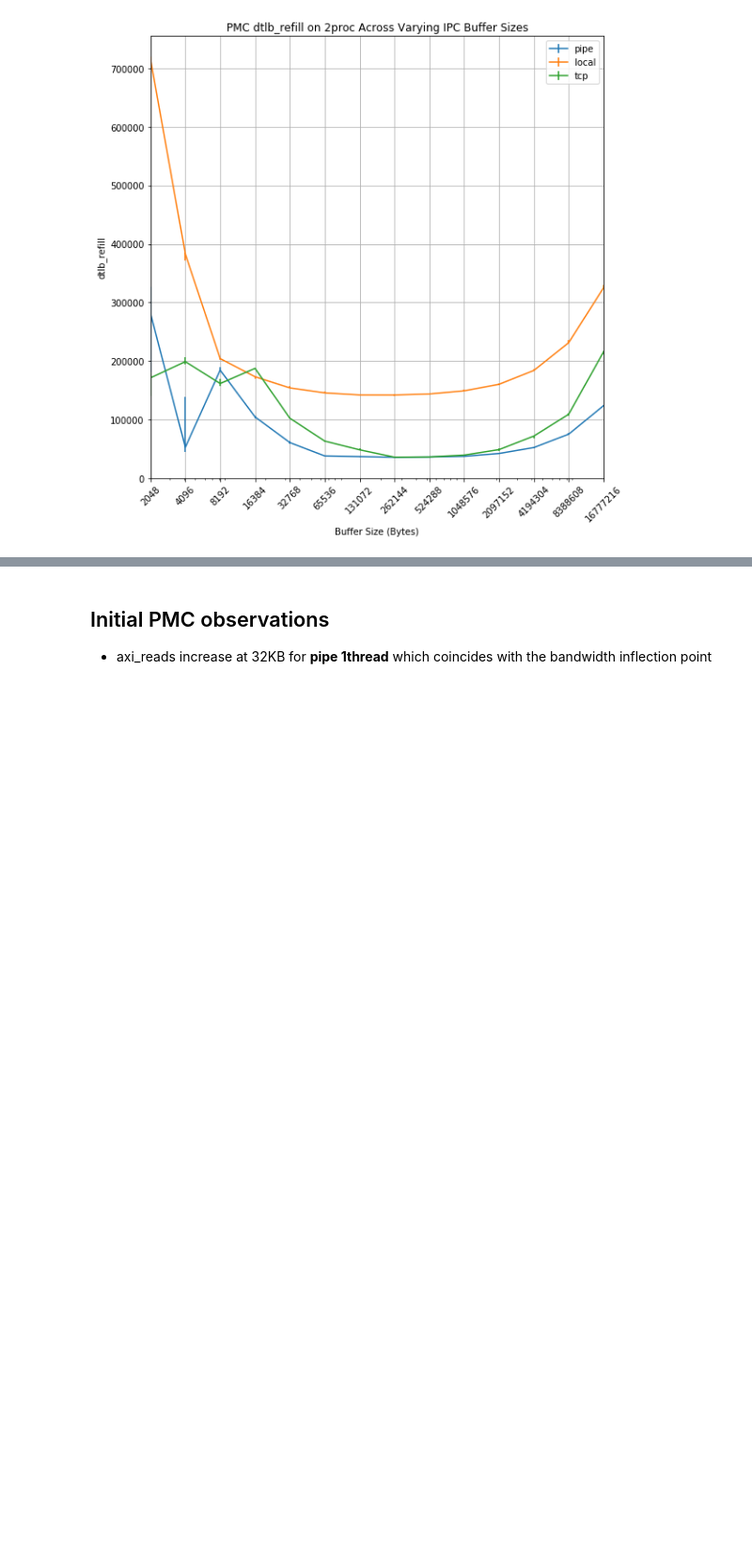
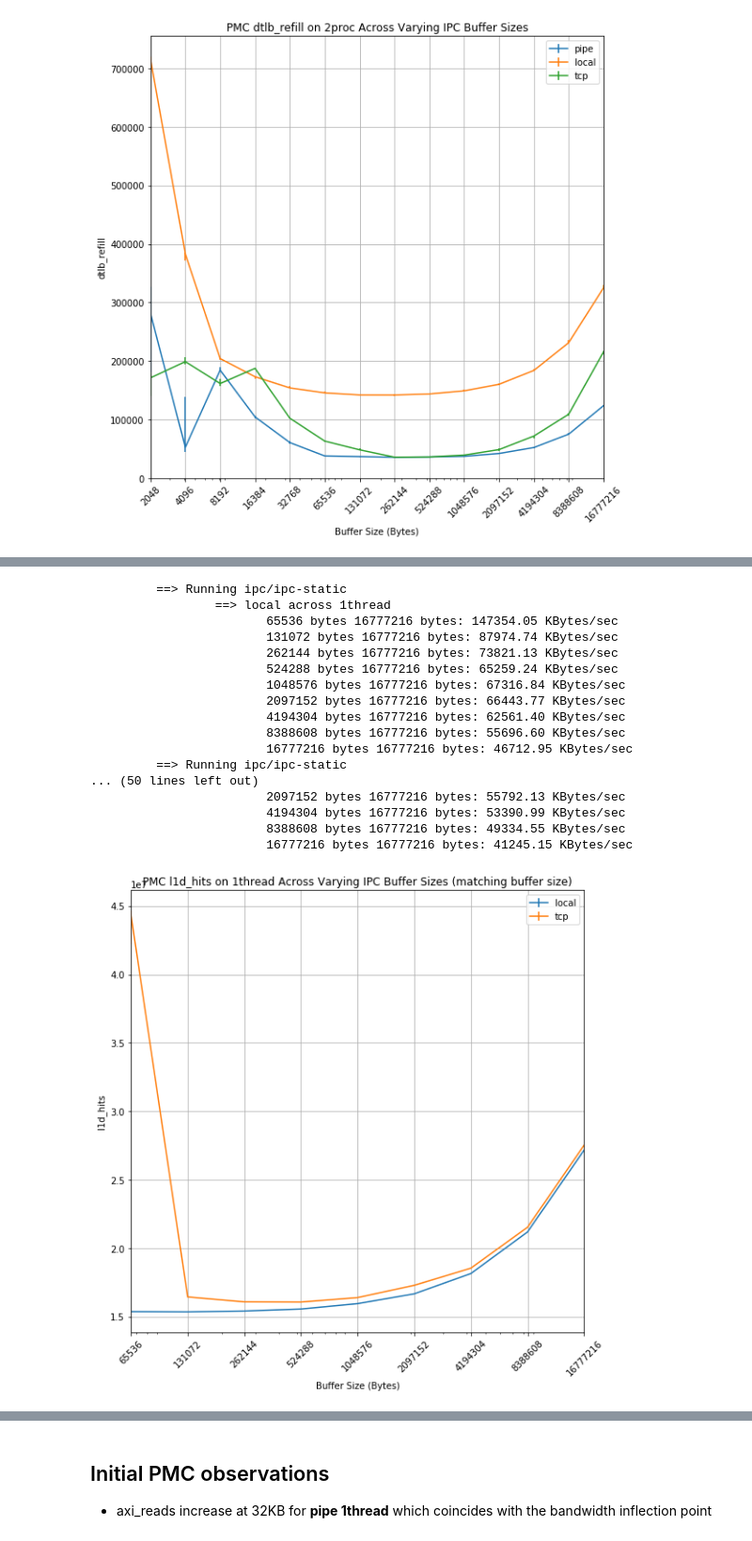
Before and after one commit to Michael137/os, a Jupyter notebook: l41-labs/lab2/lab2.ipynb, the cells around one changed output, grey strips where cells are left out. Shown at 94% size. Drawn from its saved outputs; the diff is of its cells as text; code cells hidden in the pictures; blank space fills up the shorter version.

```diff
--- a/l41-labs/lab2/lab2.ipynb
+++ b/l41-labs/lab2/lab2.ipynb
@@ -1118,8 +1140,10 @@ EXE="ipc/ipc-static"
 
 def graph_pmc(ipcs, mode, pmc, props, flags = ""):
     FLAGS="{} -P {}".format(flags, pmc)
+    suffx = ""
     if "-s" in FLAGS:
         BUFFER_SIZES = [BUF_START * 2 ** exp for exp in range(7, 16)]
+        suffix = " (matching buffer size)"
     res = {}
     for obj in ipcs:
         res[obj] = benchmark(FLAGS, RUNS, EXE, mode, obj, BUFFER_SIZES, TOT_SIZES, pmc = pmc)
@@ -1129,7 +1153,7 @@ def graph_pmc(ipcs, mode, pmc, props, flags = ""):
         for obj in ipcs:
             ax = graph(BUFFER_SIZES, flatten([item[p] for item in res[obj]]),
                         RUNS, label=obj, axis = ax,
-                            title = "PMC {} on {} Across Varying IPC Buffer Sizes".format(p, mode),
+                            title = "PMC {} on {} Across Varying IPC Buffer Sizes{}".format(p, mode, suffix),
                               xlabel = "Buffer Size (Bytes)", ylabel=p)
             ax.legend(ipcs)
 # %%
@@ -1279,4 +1327,23 @@ graph_pmc(["local", "tcp"], "2proc", "axi", ["axi_read", "axi_write"], flags = "
 # %%
-graph_pmc(["pipe", "local", "tcp"], "1thread", "l1d", ["l1d_hits"], flags = "-s")
-graph_pmc(["pipe", "local", "tcp"], "2thread", "l1d", ["l1d_hits"], flags = "-s")
-graph_pmc(["pipe", "local", "tcp"], "2proc", "l1d", ["l1d_hits"], flags = "-s")
+graph_pmc(["local", "tcp"], "1thread", "l1d", ["l1d_hits"], flags = "-s")
+graph_pmc(["local", "tcp"], "2thread", "l1d", ["l1d_hits"], flags = "-s")
+graph_pmc(["local", "tcp"], "2proc", "l1d", ["l1d_hits"], flags = "-s")
+# %% [output]
+         ==> Running ipc/ipc-static
+                 ==> local across 1thread
+                        65536 bytes 16777216 bytes: 147354.05 KBytes/sec
+                        131072 bytes 16777216 bytes: 87974.74 KBytes/sec
+                        262144 bytes 16777216 bytes: 73821.13 KBytes/sec
+                        524288 bytes 16777216 bytes: 65259.24 KBytes/sec
+                        1048576 bytes 16777216 bytes: 67316.84 KBytes/sec
+                        2097152 bytes 16777216 bytes: 66443.77 KBytes/sec
+                        4194304 bytes 16777216 bytes: 62561.40 KBytes/sec
+                        8388608 bytes 16777216 bytes: 55696.60 KBytes/sec
+                        16777216 bytes 16777216 bytes: 46712.95 KBytes/sec
+         ==> Running ipc/ipc-static
+... (50 lines left out)
+                        2097152 bytes 16777216 bytes: 55792.13 KBytes/sec
+                        4194304 bytes 16777216 bytes: 53390.99 KBytes/sec
+                        8388608 bytes 16777216 bytes: 49334.55 KBytes/sec
+                        16777216 bytes 16777216 bytes: 41245.15 KBytes/sec
+[figure, added]
```
Also changed, not shown: parts of 5 cells of this notebook.
